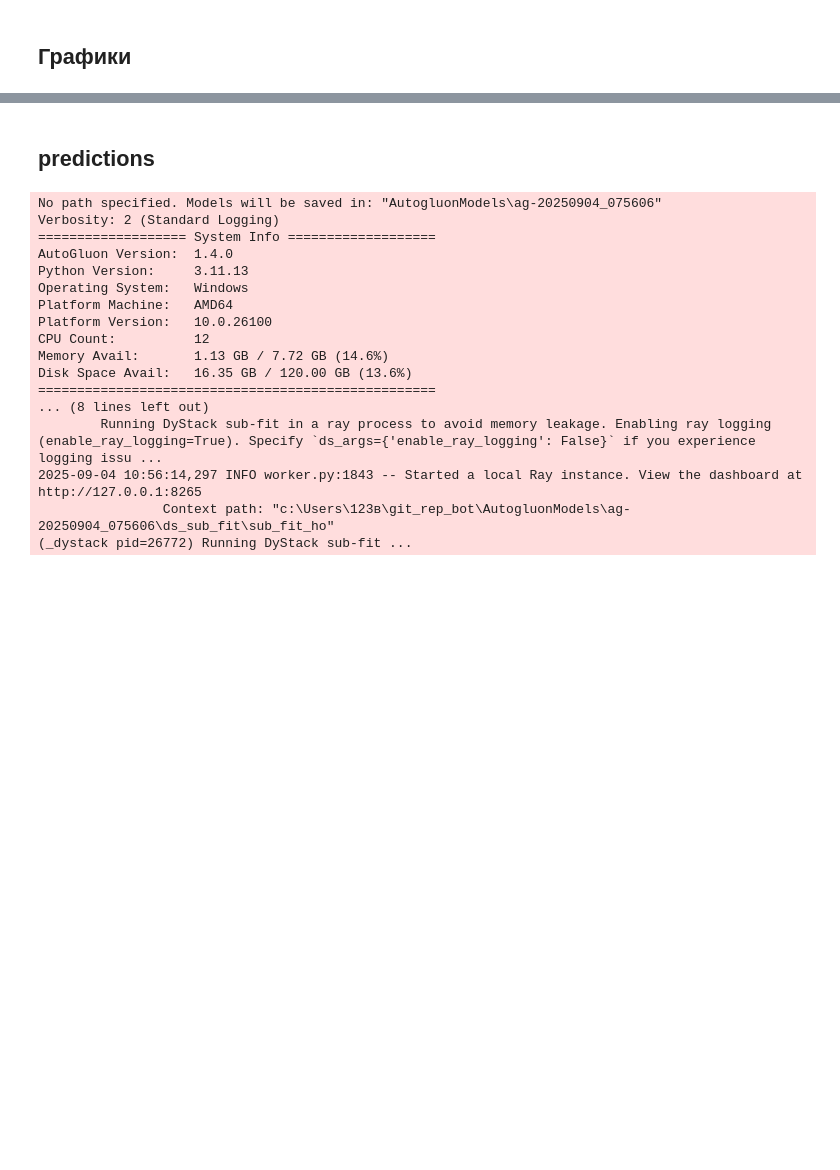
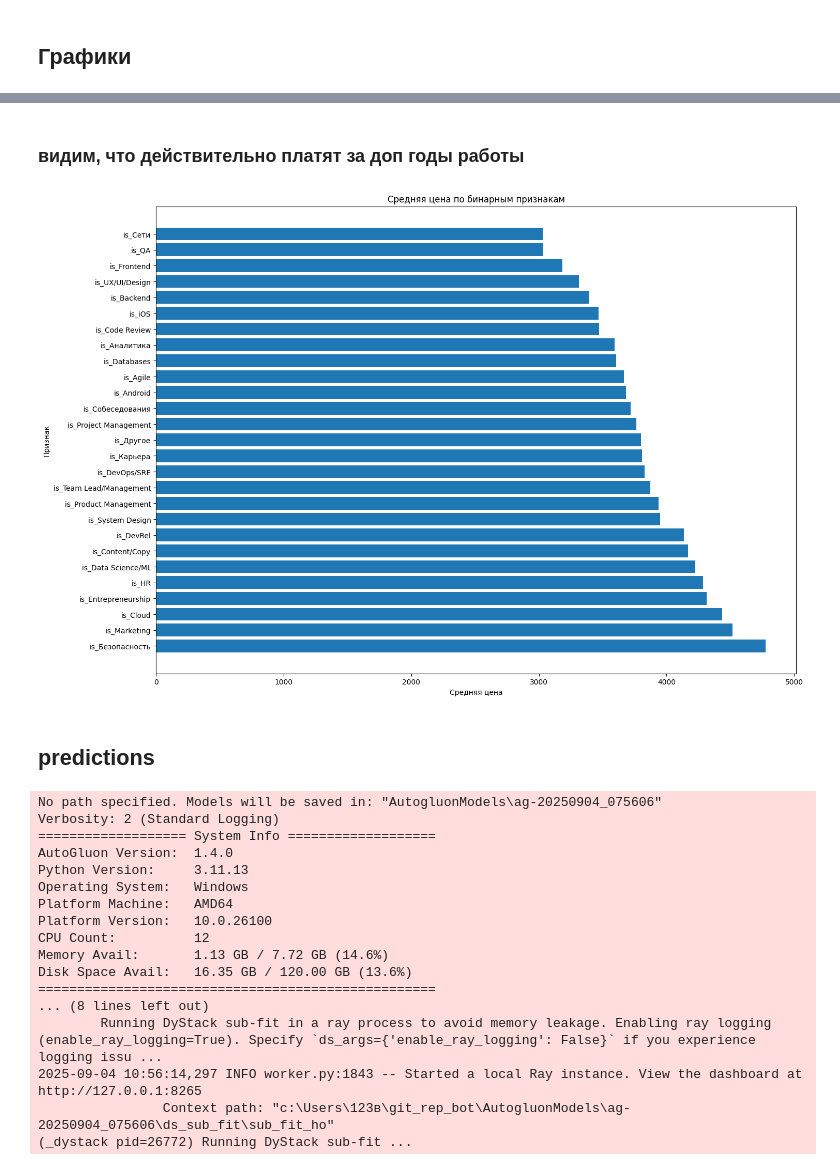
Before and after one commit to Dmitrynnnnn23/mentors_research, a Jupyter notebook: my_research (1).ipynb, the cells around one changed output, grey strips where cells are left out. Saved outputs shown, nothing was run; the diff lists cells and outputs as text; code cells hidden in the pictures; blank space fills up the shorter version.

```diff
--- a/my_research (1).ipynb
+++ b/my_research (1).ipynb
@@ -395,0 +408,44 @@ X_full_train.shape, X_test.shape ## тест немного большеват,
+# %% [markdown]
+### видим, что действительно платят за доп годы работы
+# %%
+# Список бинарных колонок
+binary_columns = ['is_Agile', 'is_Android', 'is_Backend', 'is_Cloud',
+                 'is_Code Review', 'is_Content/Copy', 'is_Data Science/ML',
+                 'is_Databases', 'is_DevOps/SRE', 'is_DevRel',
+                 'is_Entrepreneurship', 'is_Frontend', 'is_HR', 'is_Marketing',
+                 'is_Product Management', 'is_Project Management', 'is_QA',
+                 'is_System Design', 'is_Team Lead/Management', 'is_UX/UI/Design',
+                 'is_iOS', 'is_Аналитика', 'is_Безопасность', 'is_Другое',
+                 'is_Карьера', 'is_Сети', 'is_Собеседования']
+
+# Вычисляем среднюю цену для каждой бинарной колонки
+mean_prices = []
+for col in binary_columns:
+    mean_price = full_train.groupby(col)['price'].mean()
+    # Берем среднее значение для случая, когда колонка = 1 (True)
+    if 1 in mean_price.index:
+        mean_prices.append(mean_price.loc[1])
+    else:
+        mean_prices.append(0)
+
+# Создаем DataFrame для удобства визуализации
+result_df = pd.DataFrame({
+    'feature': binary_columns,
+    'mean_price': mean_prices
+})
+
+# Сортируем по средней цене для лучшей визуализации
+result_df = result_df.sort_values('mean_price', ascending=False)
+
+# Строим график
+plt.figure(figsize=(15, 10))
+plt.barh(result_df['feature'], result_df['mean_price'])
+plt.xlabel('Средняя цена')
+plt.ylabel('Признак')
+plt.title('Средняя цена по бинарным признакам')
+plt.tight_layout()
+plt.show()
+
+##
+# %% [output]
+[figure, added]
```
Also changed, not shown: parts of 3 cells of this notebook.
